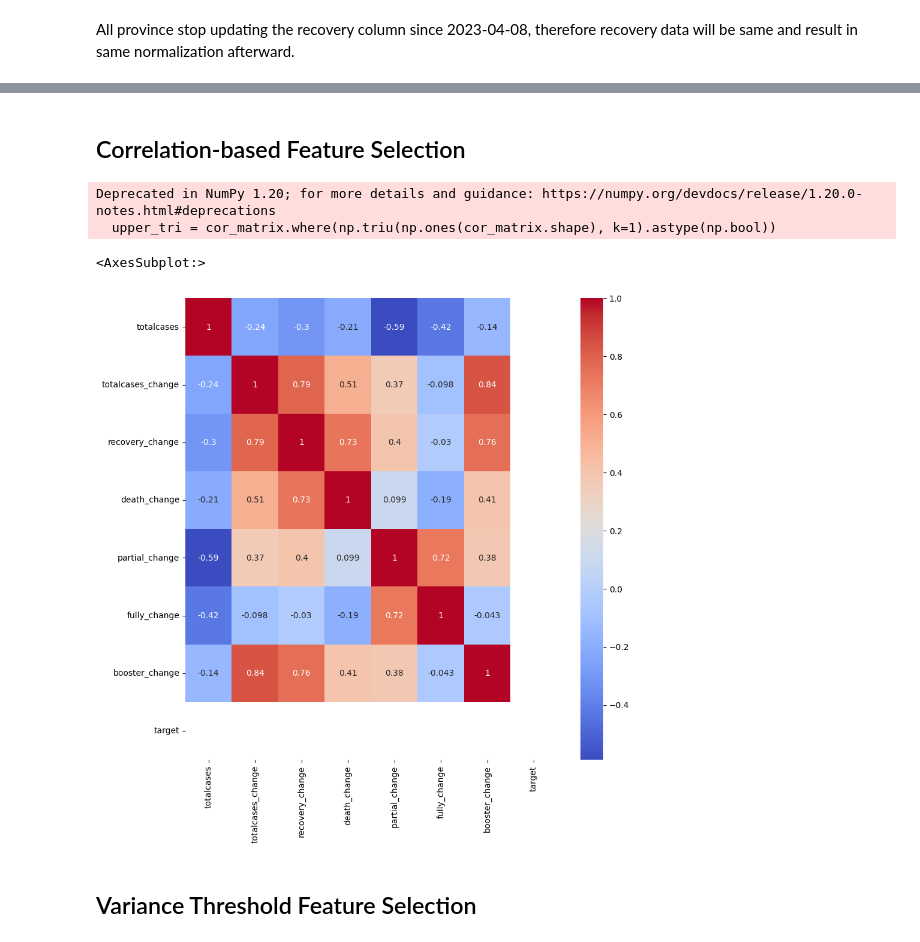
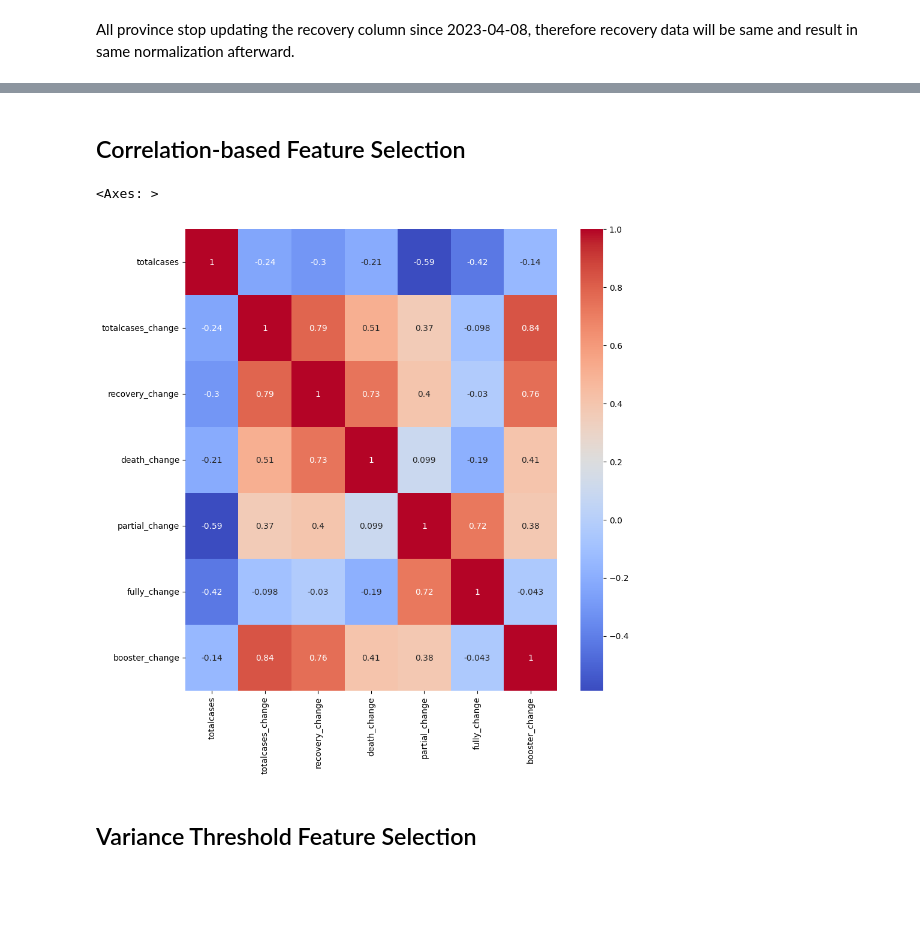
Before and after one commit to William-67/Analysis-of-efficacy-of-Covid19-Vaccination, a Jupyter notebook: Phase 4/data_summarization.ipynb, the cells around one changed output, grey strips where cells are left out. Drawn from its saved outputs; the diff is of its cells as text; code cells hidden in the pictures; blank space fills up the shorter version.

```diff
--- a/Phase 4/data_summarization.ipynb
+++ b/Phase 4/data_summarization.ipynb
@@ -351,8 +268,8 @@ ValueError: Found input variables with inconsistent numbers of samples: [109, 48
 # %%
 # summed_data = summed_data.drop(['recovery_normalized'],axis=1)
 # summed_data = summed_data.drop(['death_normalized'],axis=1)
-
-cor_matrix = summed_data.corr().abs()  # .abs()是取绝对值
+summed_data = summed_data.drop(['date'],axis=1)
+cor_matrix = summed_data.corr().abs()  # .abs()
 plt.figure(figsize= (10,10))
 sns.heatmap(cor_matrix,annot=True, cmap='coolwarm')
 # %% [output]
@@ -360,32 +277,30 @@ sns.heatmap(cor_matrix,annot=True, cmap='coolwarm')
 [figure]
 # %% [markdown]
-## Correlation-based Feature Selection ##
+## Correlation-based Feature Selection
 # %%
-#选出全部是数字的列
+#select all number columns
 summed_numerical_data = summed_data.select_dtypes(include=[np.number])
 # summed_data["defalut"]=100
 # summed_numerical_data=summed_data.select_dtypes(include=[np.number])
 # varThresh = VarianceThreshold(threshold=0)
 # varThresh = varThresh.fit(summed_numerical_data)
 # varThresh = varThresh.get_support()
 # print(varThresh)
 
 
 
-upper_tri = cor_matrix.where(np.triu(np.ones(cor_matrix.shape), k=1).astype(np.bool))
+upper_tri = cor_matrix.where(np.triu(np.ones(cor_matrix.shape), k=1).astype(bool))
 to_drop = [column for column in upper_tri.columns if any(upper_tri[column] > 0.9)]
 cor_matrix_reduced = summed_numerical_data.drop(to_drop, axis=1)
 
 
 
 
 plt.figure(figsize= (10,10))
 sns.heatmap(cor_matrix_reduced.corr(),annot=True,cmap='coolwarm')
 # %% [output]
-Deprecated in NumPy 1.20; for more details and guidance: https://numpy.org/devdocs/release/1.20.0-notes.html#deprecations
-  upper_tri = cor_matrix.where(np.triu(np.ones(cor_matrix.shape), k=1).astype(np.bool))
+<Axes: >
-<AxesSubplot:>
-[figure, old version]
+[figure, new version]
 # %% [markdown]
 ## Variance Threshold Feature Selection
 # %%
```
Also changed, not shown: parts of 14 cells of this notebook, 2 other files.
